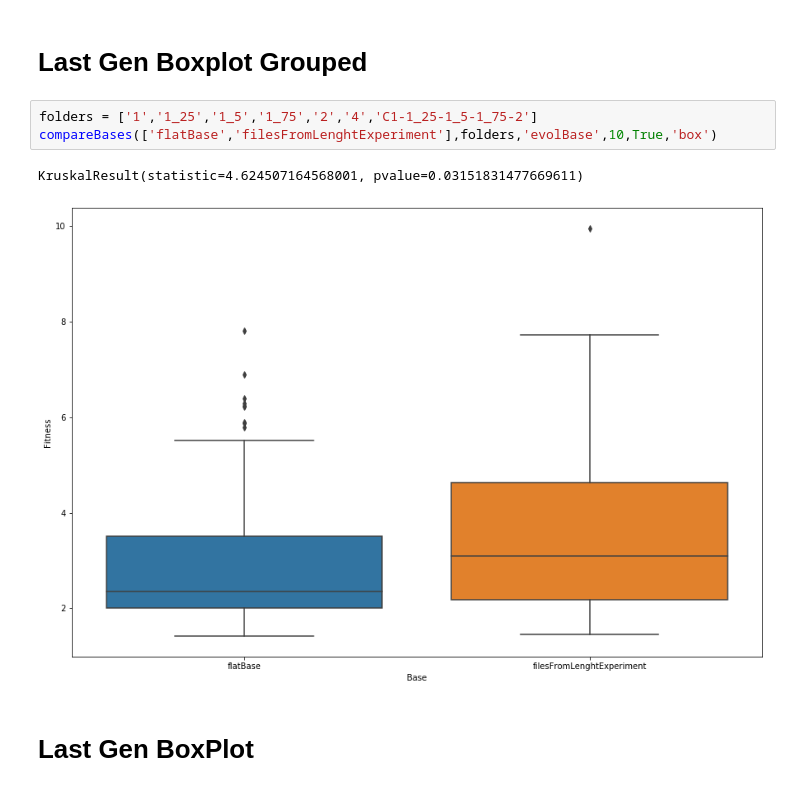
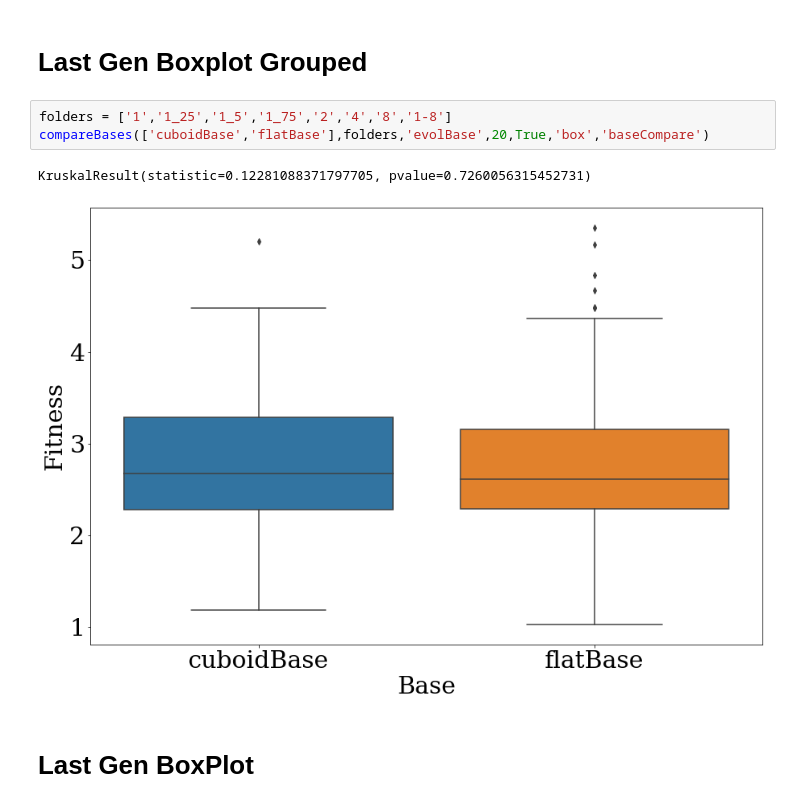
Before and after one commit to rmorenoga/paperGraphs, a Jupyter notebook: GraphsBaseCompare.ipynb, the cells around one changed output. Drawn from its saved outputs; the diff is of its cells as text.

```diff
--- a/GraphsBaseCompare.ipynb
+++ b/GraphsBaseCompare.ipynb
@@ -5,11 +5,11 @@
 # %% [markdown]
 # Last Gen Boxplot Grouped
 # %%
-folders = ['1','1_25','1_5','1_75','2','4','C1-1_25-1_5-1_75-2']
-compareBases(['flatBase','filesFromLenghtExperiment'],folders,'evolBase',10,True,'box')
+folders = ['1','1_25','1_5','1_75','2','4','8','1-8']
+compareBases(['cuboidBase','flatBase'],folders,'evolBase',20,True,'box','baseCompare')
 # %% [output]
-KruskalResult(statistic=4.624507164568001, pvalue=0.03151831477669611)
+KruskalResult(statistic=0.12281088371797705, pvalue=0.7260056315452731)
-[figure, old version]
+[figure, new version]
 # %% [markdown]
 # Last Gen BoxPlot
 # %%
```
Also changed, not shown: parts of 9 cells of this notebook, 3 other files.
